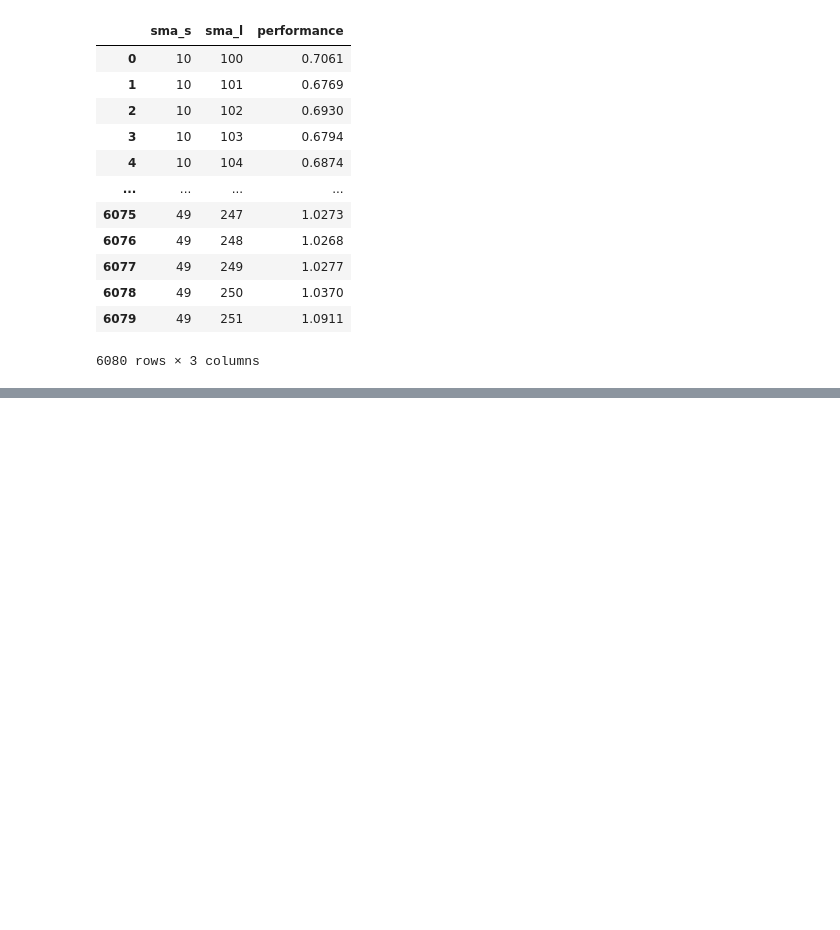
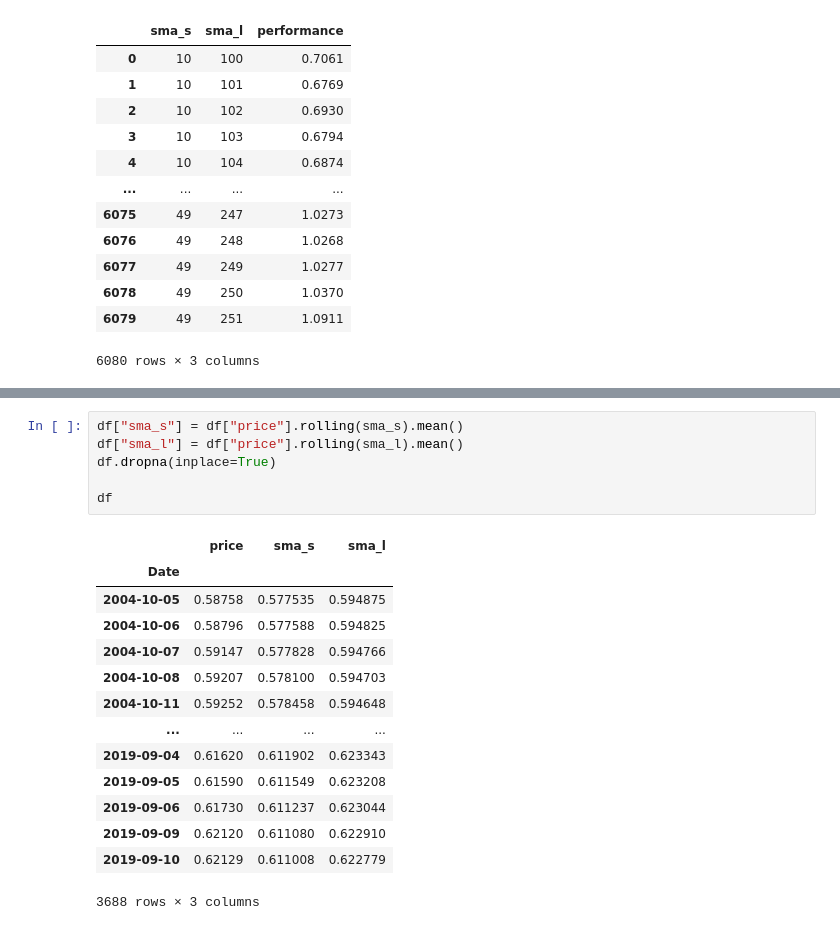
Before and after one commit to northpr/automated_trading, a Jupyter notebook: 032_sma_backtesting_class.ipynb, the cells around one changed output, grey strips where cells are left out. Saved outputs shown, nothing was run; the diff lists cells and outputs as text; blank space fills up the shorter version.

```diff
--- a/032_sma_backtesting_class.ipynb
+++ b/032_sma_backtesting_class.ipynb
@@ -156,0 +187,21 @@ tester.results_overview
+# %%
+df["sma_s"] = df["price"].rolling(sma_s).mean()
+df["sma_l"] = df["price"].rolling(sma_l).mean()
+df.dropna(inplace=True)
+
+df
+# %% [output]
+|  | price | sma_s | sma_l |
+| Date |  |  |  |
+| 2004-10-05 | 0.58758 | 0.577535 | 0.594875 |
+| 2004-10-06 | 0.58796 | 0.577588 | 0.594825 |
+| 2004-10-07 | 0.59147 | 0.577828 | 0.594766 |
+| 2004-10-08 | 0.59207 | 0.578100 | 0.594703 |
+| 2004-10-11 | 0.59252 | 0.578458 | 0.594648 |
+| ... | ... | ... | ... |
+| 2019-09-04 | 0.61620 | 0.611902 | 0.623343 |
+| 2019-09-05 | 0.61590 | 0.611549 | 0.623208 |
+| 2019-09-06 | 0.61730 | 0.611237 | 0.623044 |
+| 2019-09-09 | 0.62120 | 0.611080 | 0.622910 |
+| 2019-09-10 | 0.62129 | 0.611008 | 0.622779 |
+3688 rows × 3 columns
```
Also changed, not shown: parts of 15 cells of this notebook.
